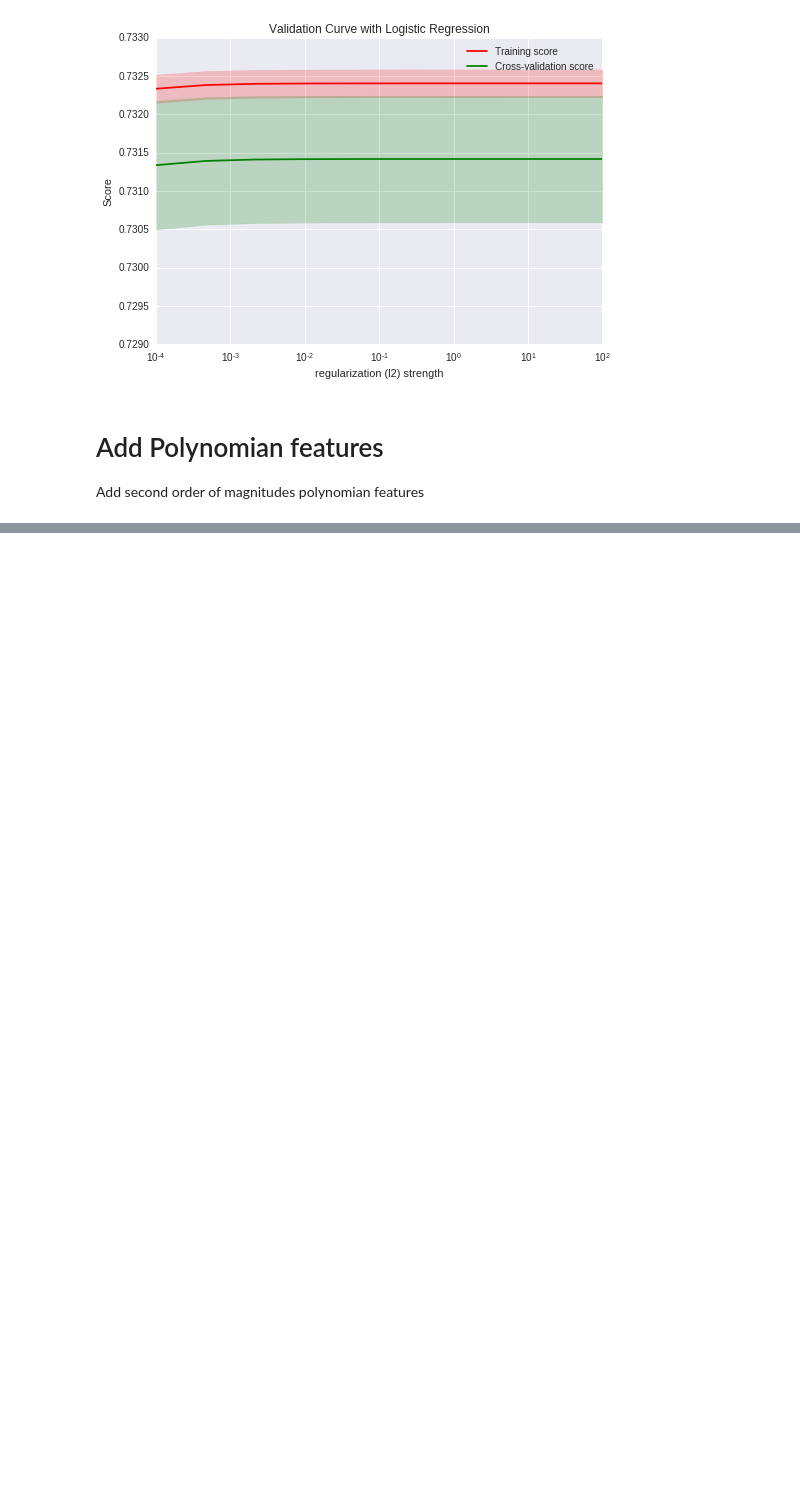
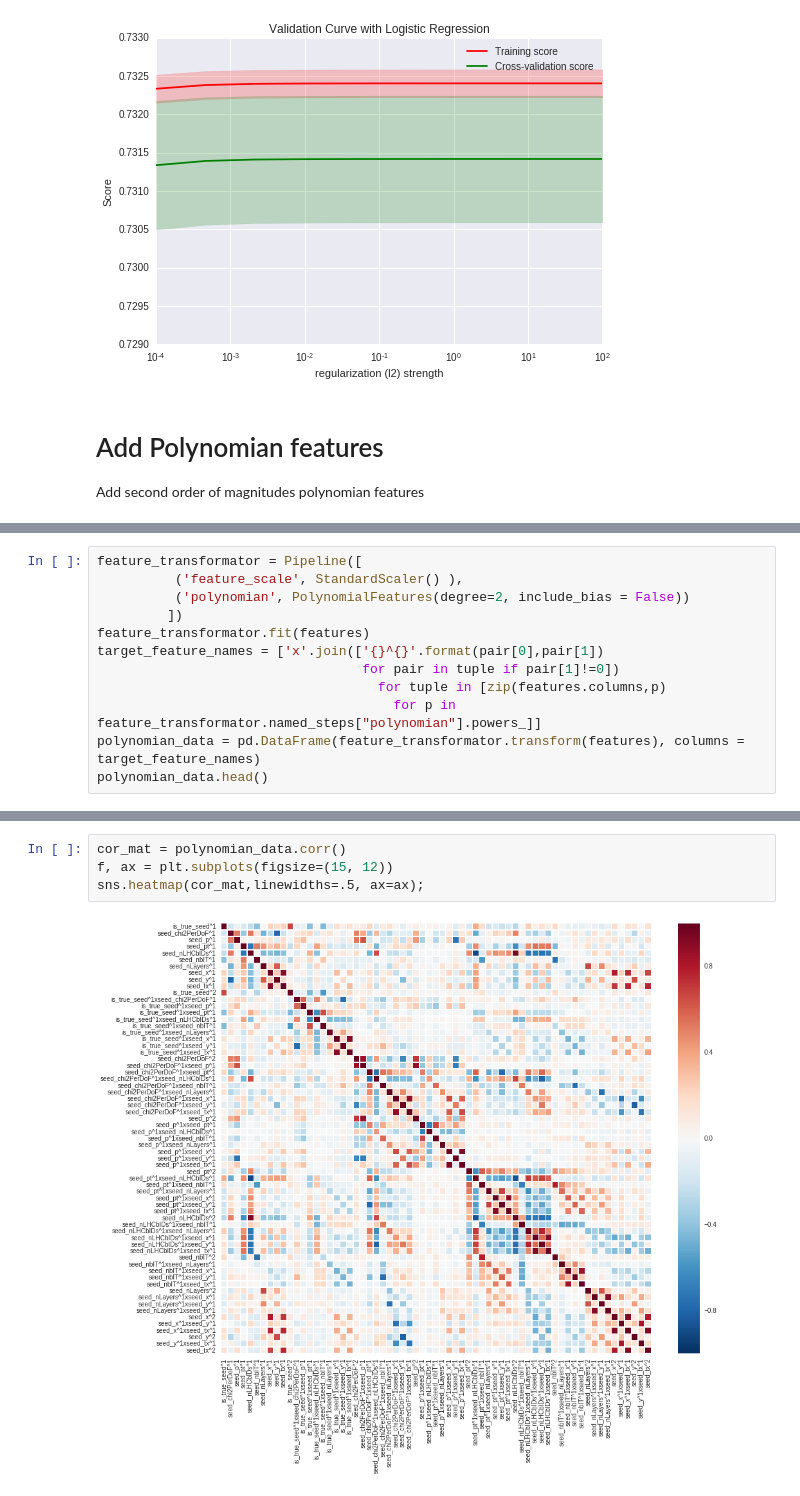
Before and after one commit to adendek/DownstreamTracking, a Jupyter notebook: SeedClasifier/Fisher.ipynb, the cells around one changed output, grey strips where cells are left out. Cells and saved outputs as stored; diff of their text form; blank space fills up the shorter version.

Commit message:
add polynomian features to fisher

```diff
--- a/SeedClasifier/Fisher.ipynb
+++ b/SeedClasifier/Fisher.ipynb
@@ -366,0 +391,12 @@ print "Accuracy: %0.5f (+/- %0.5f)"%(scores.mean(), scores.std())
+# %%
+feature_transformator = Pipeline([
+          ('feature_scale', StandardScaler() ),
+          ('polynomian', PolynomialFeatures(degree=2, include_bias = False))
+         ])
+feature_transformator.fit(features)
+target_feature_names = ['x'.join(['{}^{}'.format(pair[0],pair[1])
+                                  for pair in tuple if pair[1]!=0])
+                                    for tuple in [zip(features.columns,p)
+                                      for p in feature_transformator.named_steps["polynomian"].powers_]]
+polynomian_data = pd.DataFrame(feature_transformator.transform(features), columns = target_feature_names)
+polynomian_data.head()
@@ -366,0 +411,6 @@ print "Accuracy: %0.5f (+/- %0.5f)"%(scores.mean(), scores.std())
+# %%
+cor_mat = polynomian_data.corr()
+f, ax = plt.subplots(figsize=(15, 12))
+sns.heatmap(cor_mat,linewidths=.5, ax=ax);
+# %% [output]
+[figure, added]
```
Also changed, not shown: parts of 30 cells of this notebook.
